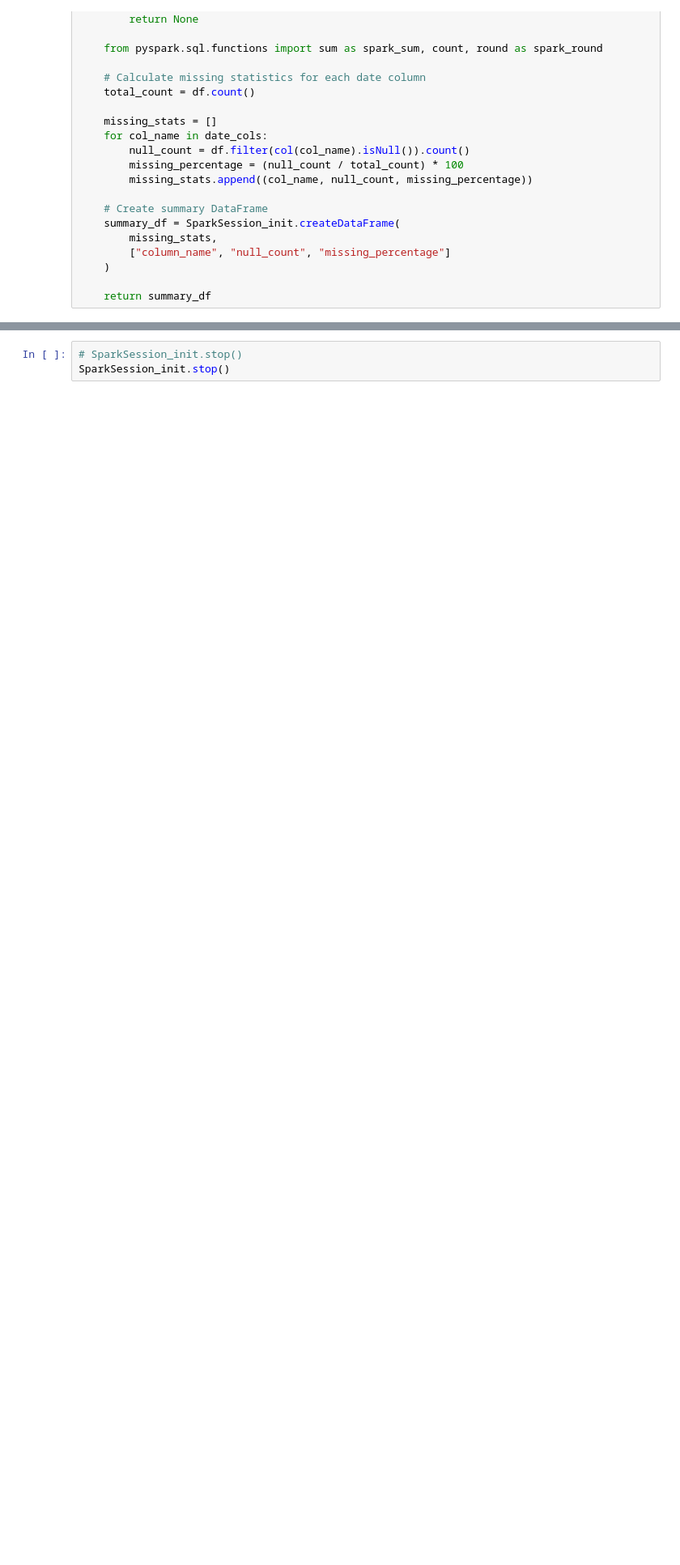
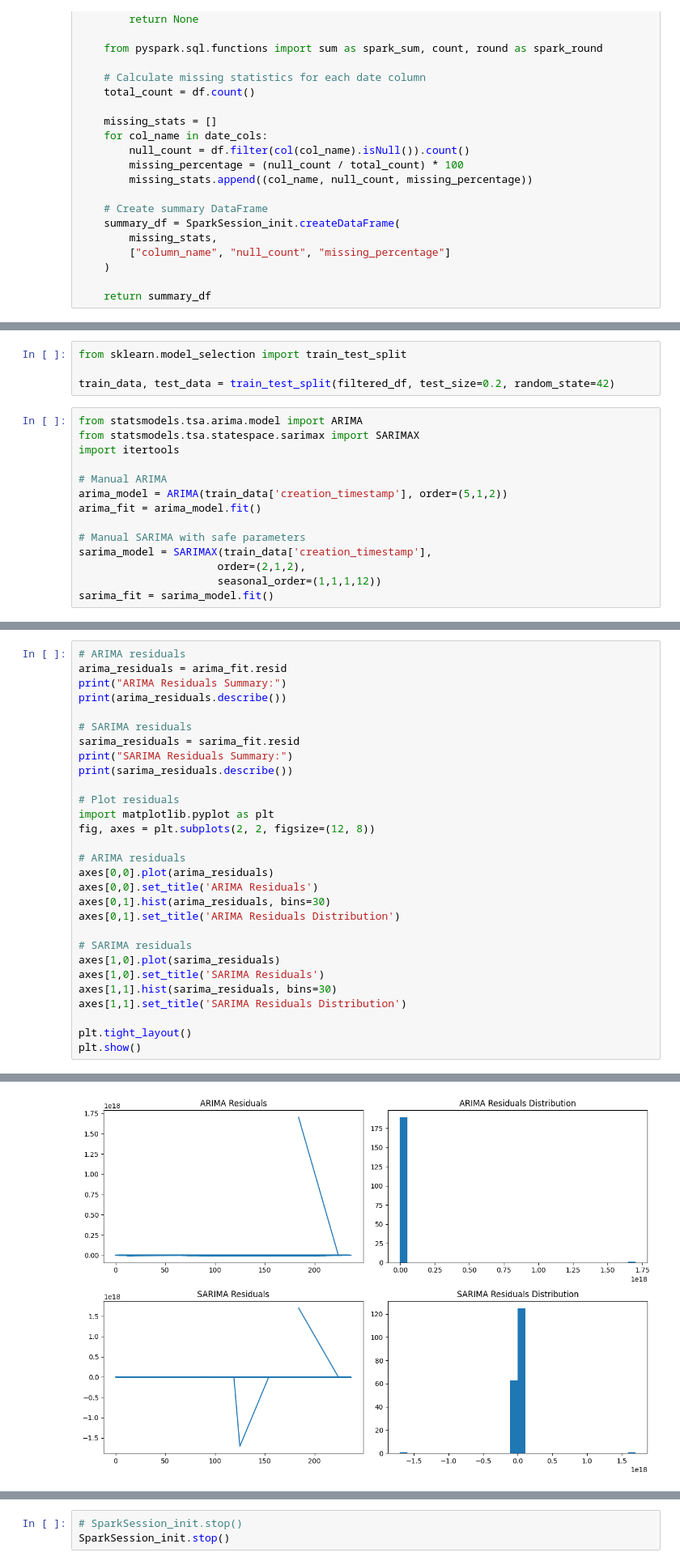
Before and after one commit to JohnVimrish/ML-Driven-SOC-Guidance-System, a Jupyter notebook: code.ipynb, the cells around one changed output, grey strips where cells are left out. Shown at 81% size. Drawn from its saved outputs; the diff is of its cells as text; blank space fills up the shorter version.

```diff
--- a/code.ipynb
+++ b/code.ipynb
@@ -1071,0 +1167,18 @@ imputed_ML_data.write.parquet(output_path)
+# %%
+from sklearn.model_selection import train_test_split
+
+train_data, test_data = train_test_split(filtered_df, test_size=0.2, random_state=42)
+# %%
+from statsmodels.tsa.arima.model import ARIMA
+from statsmodels.tsa.statespace.sarimax import SARIMAX
+import itertools
+
+# Manual ARIMA
+arima_model = ARIMA(train_data['creation_timestamp'], order=(5,1,2))
+arima_fit = arima_model.fit()
+
+# Manual SARIMA with safe parameters
+sarima_model = SARIMAX(train_data['creation_timestamp'],
+                      order=(2,1,2),
+                      seasonal_order=(1,1,1,12))
+sarima_fit = sarima_model.fit()
@@ -1071,0 +1223,30 @@ imputed_ML_data.write.parquet(output_path)
+# %%
+# ARIMA residuals
+arima_residuals = arima_fit.resid
+print("ARIMA Residuals Summary:")
+print(arima_residuals.describe())
+
+# SARIMA residuals
+sarima_residuals = sarima_fit.resid
+print("SARIMA Residuals Summary:")
+print(sarima_residuals.describe())
+
+# Plot residuals
+import matplotlib.pyplot as plt
+fig, axes = plt.subplots(2, 2, figsize=(12, 8))
+
+# ARIMA residuals
+axes[0,0].plot(arima_residuals)
+axes[0,0].set_title('ARIMA Residuals')
+axes[0,1].hist(arima_residuals, bins=30)
+axes[0,1].set_title('ARIMA Residuals Distribution')
+
+# SARIMA residuals
+axes[1,0].plot(sarima_residuals)
+axes[1,0].set_title('SARIMA Residuals')
+axes[1,1].hist(sarima_residuals, bins=30)
+axes[1,1].set_title('SARIMA Residuals Distribution')
+
+plt.tight_layout()
+plt.show()
+# %% [output]
@@ -1071,0 +1273 @@ imputed_ML_data.write.parquet(output_path)
+[figure, added]
```
Also changed, not shown: parts of 16 cells of this notebook, 1 other file.
